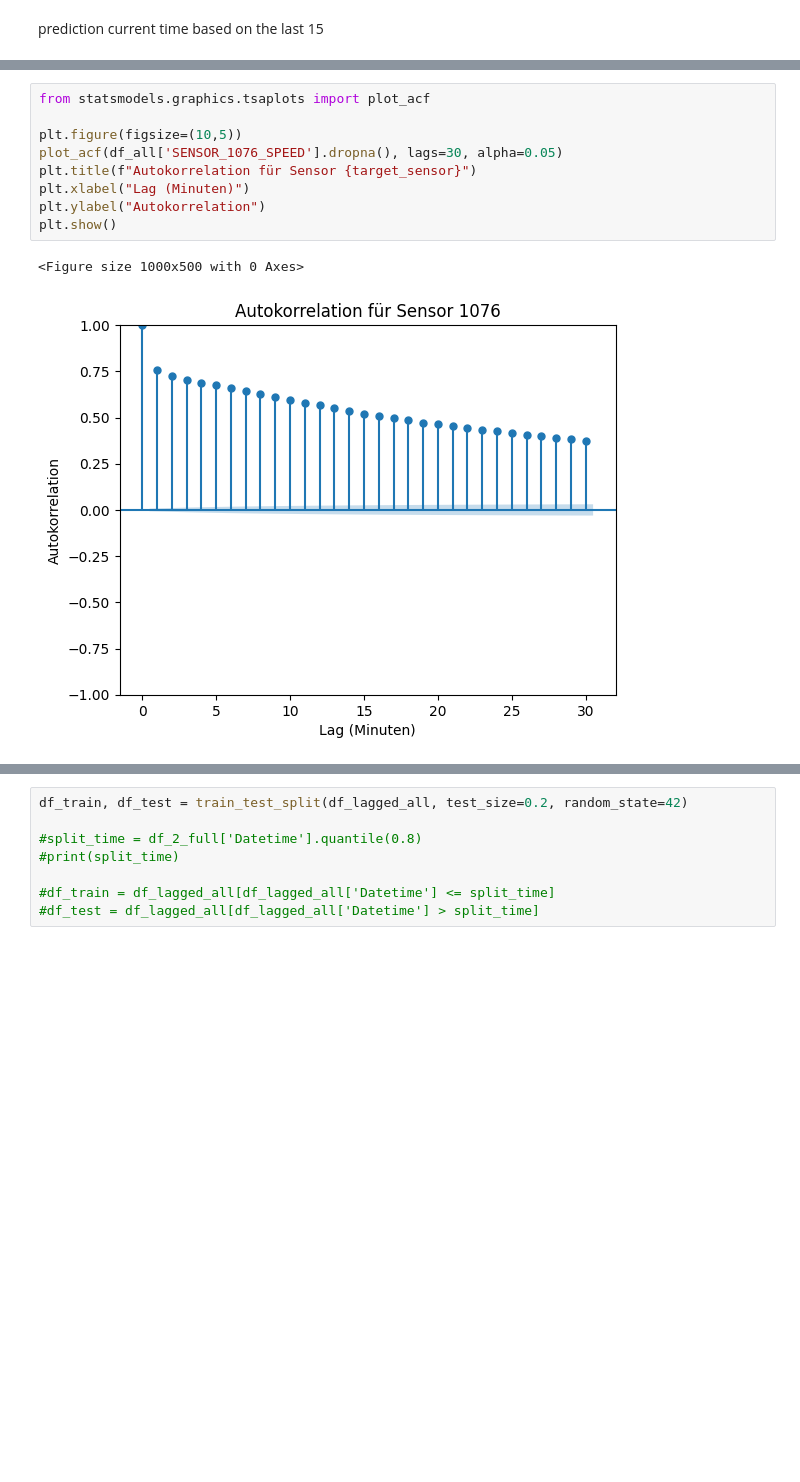
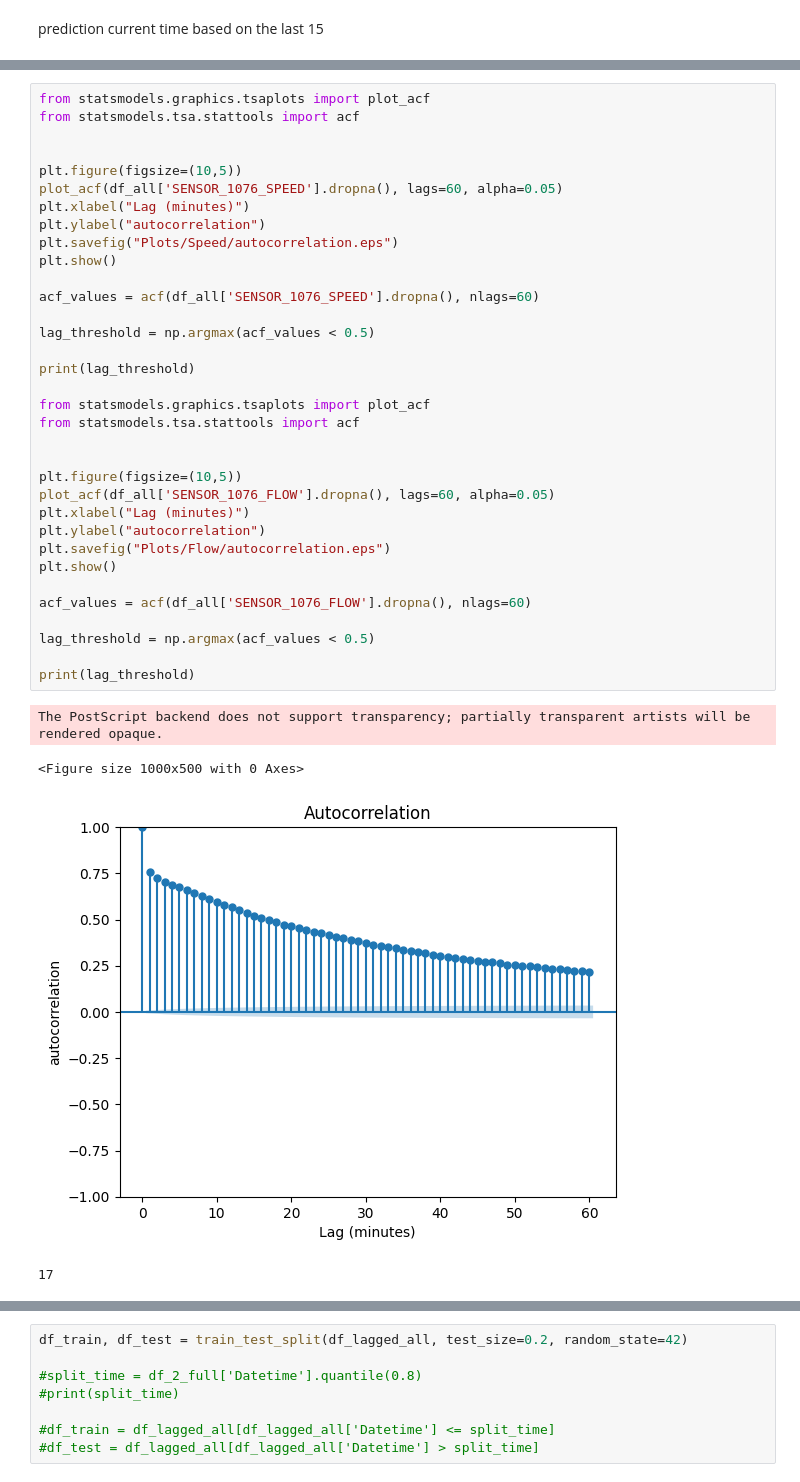
Before and after one commit to Jojo18-20/Project_AI_Transportation, a Jupyter notebook: baseline_model.ipynb, the cells around one changed output, grey strips where cells are left out. Drawn from its saved outputs; the diff is of its cells as text; blank space fills up the shorter version.

```diff
--- a/baseline_model.ipynb
+++ b/baseline_model.ipynb
@@ -228,13 +270,40 @@ SPEED    536       0.665095
 Name: corr, dtype: float64
 # %%
 from statsmodels.graphics.tsaplots import plot_acf
+from statsmodels.tsa.stattools import acf
+
 
 plt.figure(figsize=(10,5))
-plot_acf(df_all['SENSOR_1076_SPEED'].dropna(), lags=30, alpha=0.05)
-plt.title(f"Autokorrelation für Sensor {target_sensor}")
-plt.xlabel("Lag (Minuten)")
-plt.ylabel("Autokorrelation")
+plot_acf(df_all['SENSOR_1076_SPEED'].dropna(), lags=60, alpha=0.05)
+plt.xlabel("Lag (minutes)")
+plt.ylabel("autocorrelation")
+plt.savefig("Plots/Speed/autocorrelation.eps")
 plt.show()
+
+acf_values = acf(df_all['SENSOR_1076_SPEED'].dropna(), nlags=60)
+
+lag_threshold = np.argmax(acf_values < 0.5)
+
+print(lag_threshold)
+
+from statsmodels.graphics.tsaplots import plot_acf
+from statsmodels.tsa.stattools import acf
+
+
+plt.figure(figsize=(10,5))
+plot_acf(df_all['SENSOR_1076_FLOW'].dropna(), lags=60, alpha=0.05)
+plt.xlabel("Lag (minutes)")
+plt.ylabel("autocorrelation")
+plt.savefig("Plots/Flow/autocorrelation.eps")
+plt.show()
+
+acf_values = acf(df_all['SENSOR_1076_FLOW'].dropna(), nlags=60)
+
+lag_threshold = np.argmax(acf_values < 0.5)
+
+print(lag_threshold)
 # %% [output]
-<Figure size 1000x500 with 0 Axes>
+The PostScript backend does not support transparency; partially transparent artists will be rendered opaque.
+<Figure size 1000x500 with 0 Axes>
-[figure, old version]
+[figure, new version]
+17
```
Also changed, not shown: parts of 10 cells of this notebook, 23 other files.
